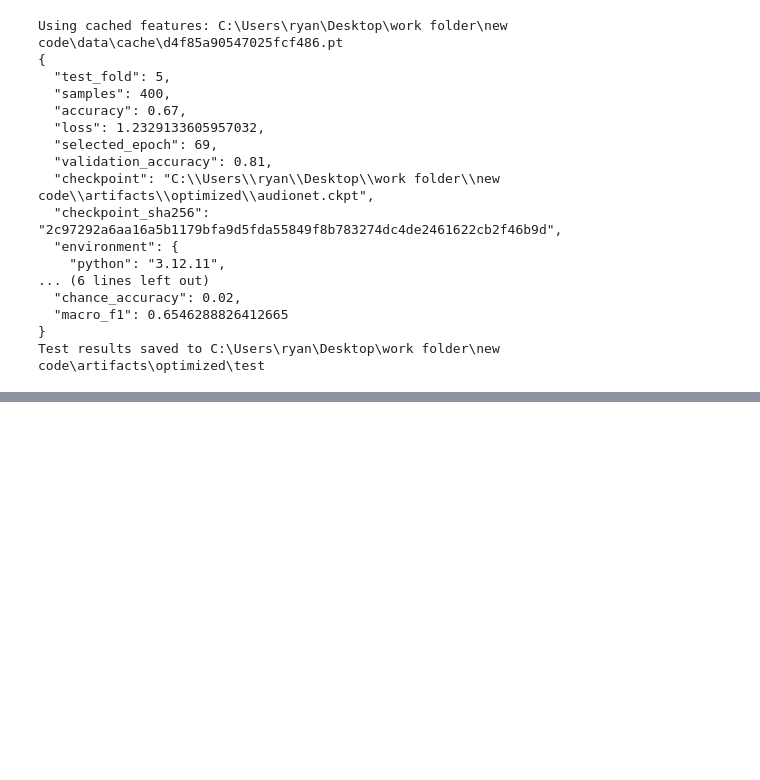
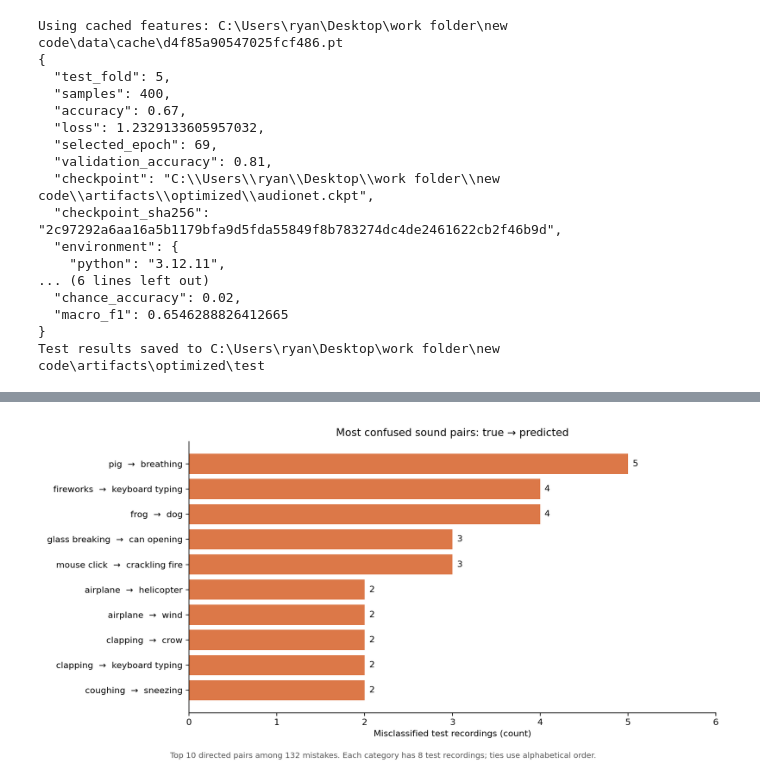
Before and after one commit to ryanchan22503-cloud/reprodl2021, a Jupyter notebook: newcode1.ipynb, the cells around one changed output, grey strips where cells are left out. Saved outputs shown, nothing was run; the diff lists cells and outputs as text; code cells hidden in the pictures; blank space fills up the shorter version.

Commit message:
Add sound confusion, confidence and audio example visualizations

```diff
--- a/newcode1.ipynb
+++ b/newcode1.ipynb
@@ -52,0 +43,6 @@ display(Image(filename=str(ROOT / "artifacts/optimized/test/confusion_matrix.png
+# %%
+metrics = json.loads((ROOT / "artifacts/optimized/test/test_metrics.json").read_text())
+display(pd.DataFrame([{k:metrics[k] for k in ["samples","accuracy","validation_accuracy","selected_epoch","macro_f1"]}]))
+display(Image(filename=str(ROOT / "artifacts/optimized/training_curves.png")))
+from visualize_results import create_visualizations
+VISUALS = create_visualizations(ROOT / "artifacts/optimized", ROOT / "data/ESC-50-master")
@@ -52,0 +56,4 @@ display(Image(filename=str(ROOT / "artifacts/optimized/test/confusion_matrix.png
+# %%
+display(Image(filename=str(VISUALS / "most_confused_pairs.png")))
+# %% [output]
+[figure, added]
```
Also changed, not shown: parts of 9 cells of this notebook, 8 other files.
